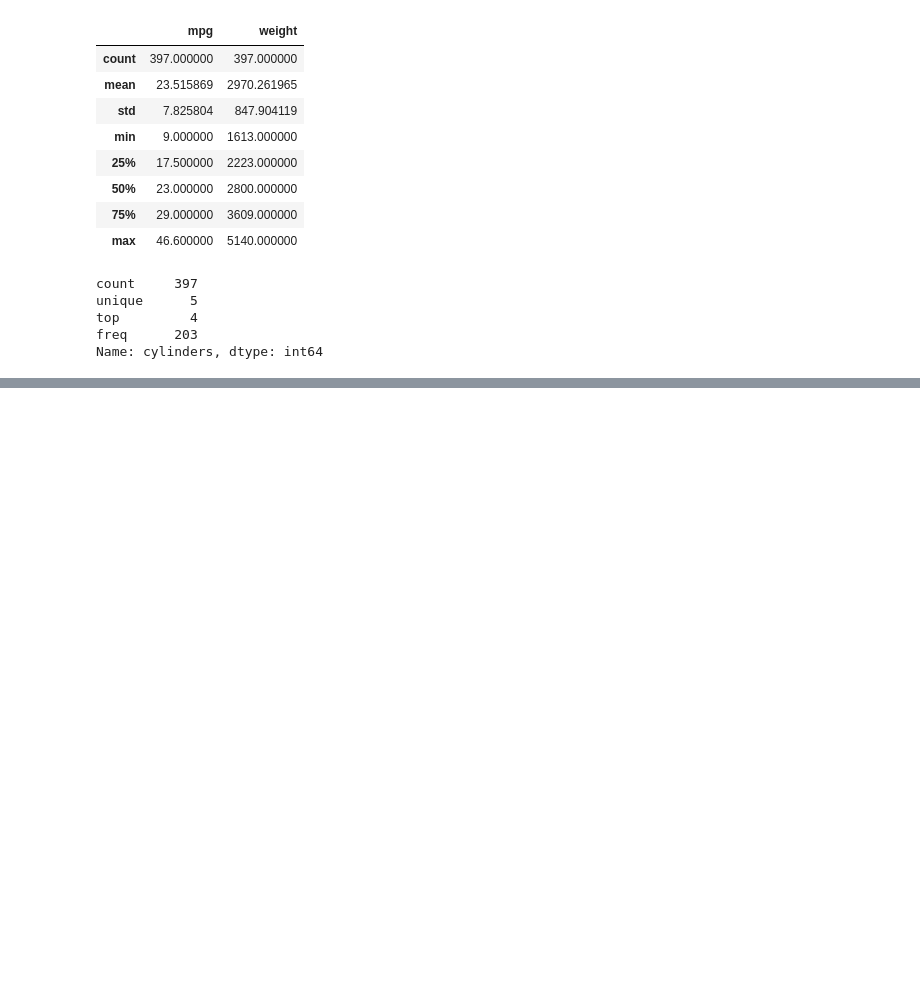
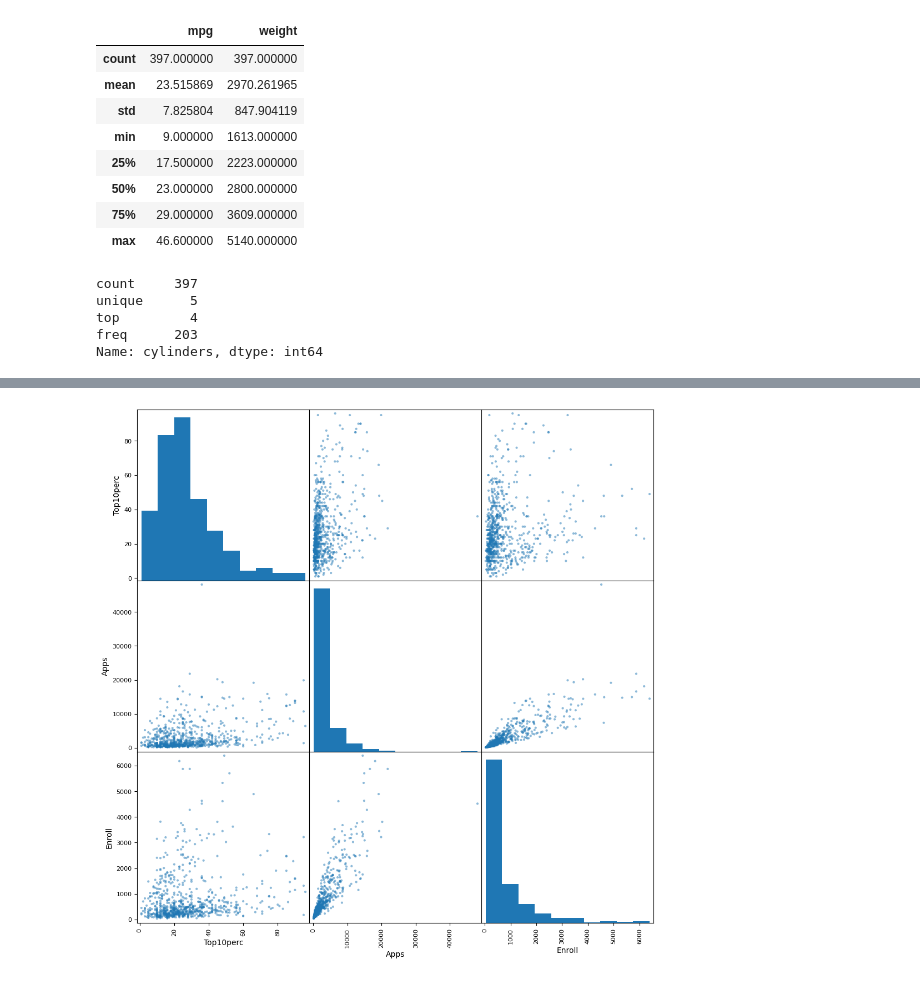
Before and after one commit to FenilMavani/DataAnlytics, a Jupyter notebook: chapter2.ipynb, the cells around one changed output, grey strips where cells are left out. Cells and saved outputs as stored; diff of their text form; code cells hidden in the pictures; blank space fills up the shorter version.

Commit message:
Finished Chapter 2 exercise

```diff
--- a/chapter2.ipynb
+++ b/chapter2.ipynb
@@ -612,3 +609,7 @@ unique      5
 top         4
 freq      203
 Name: cylinders, dtype: int64
+# %%
+#exercise
+import pandas as pd
+df = pd.read_csv('College.csv')
@@ -614,0 +642,3 @@ Name: cylinders, dtype: int64
+# %%
+college3 = df.rename({'Unnamed: 0': 'College'}, axis = 1)
+college3
@@ -614,0 +659,4 @@ Name: cylinders, dtype: int64
+# %%
+college3 = college3.set_index('College')
+# %%
+college = college3
@@ -614,0 +675,7 @@ Name: cylinders, dtype: int64
+# %%
+import matplotlib.pyplot as plt
+
+plot = ['Top10perc','Apps','Enroll']
+pd.plotting.scatter_matrix(college[plot], figsize=(12,12));
+# %% [output]
+[figure, added]
```
Also changed, not shown: parts of 12 cells of this notebook, 4 other files.
